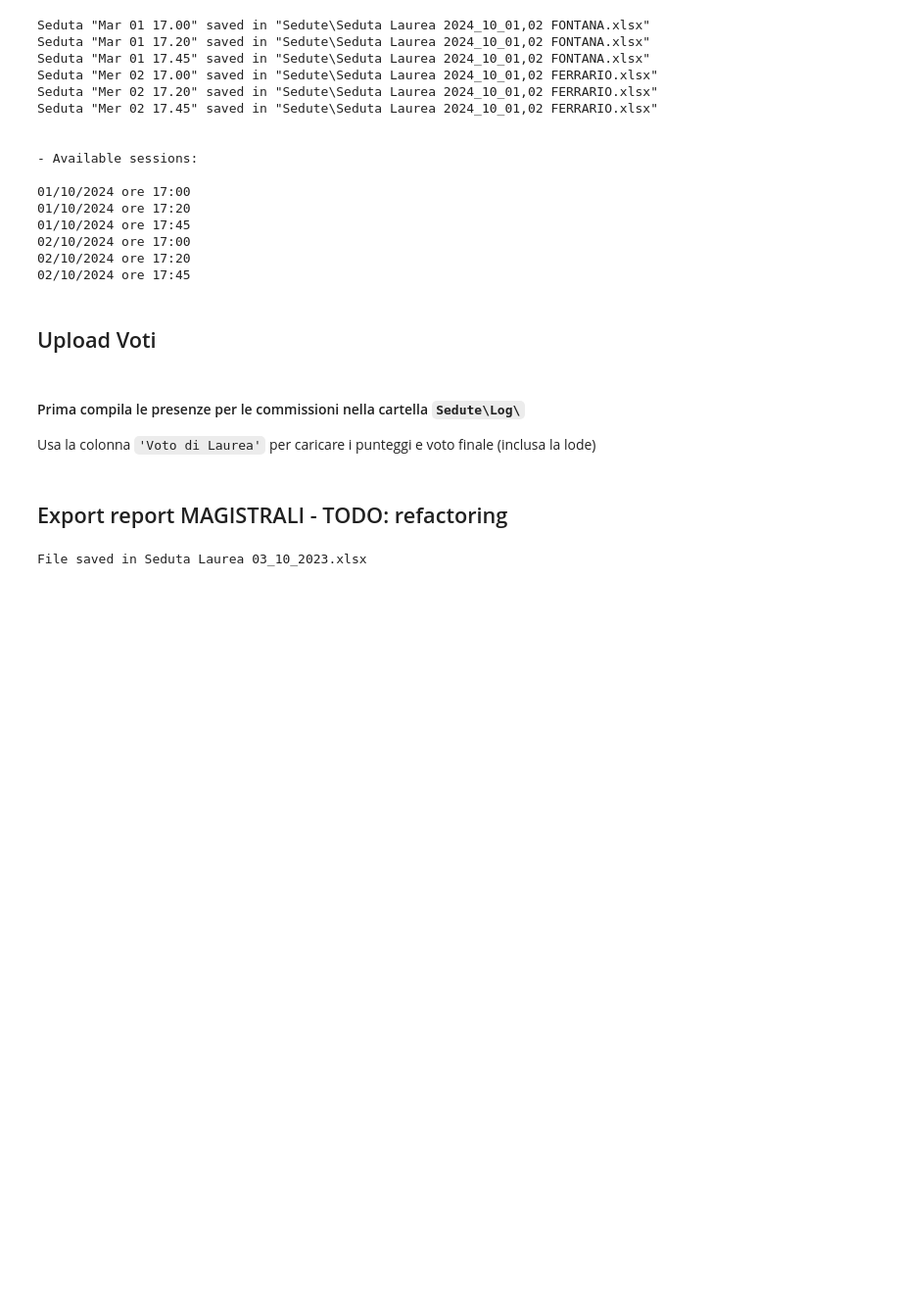
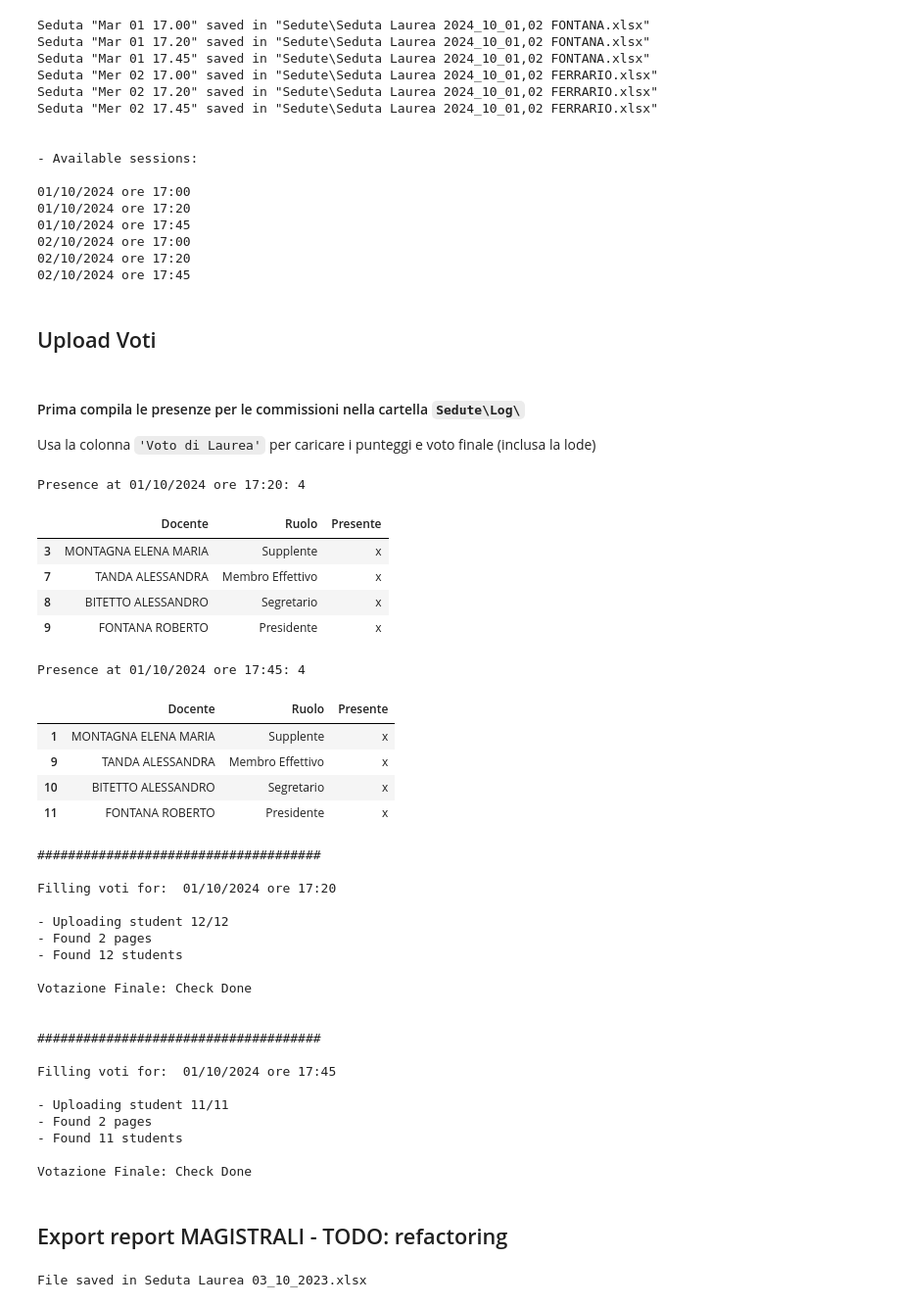
Before and after one commit to AleBitetto/Tool-sedute-laurea, a Jupyter notebook: Download lista studenti and upload voti.ipynb, the cells around one changed output. Shown at 98% size. Saved outputs shown, nothing was run; the diff lists cells and outputs as text; code cells hidden in the pictures; blank space fills up the shorter version.

Commit message:
small fix in upload_voti

```diff
--- a/Download lista studenti and upload voti.ipynb
+++ b/Download lista studenti and upload voti.ipynb
@@ -225,9 +226,42 @@ Seduta "Mer 02 17.45" saved in "Sedute\Seduta Laurea 2024_10_01,02 FERRARIO.xlsx
 Usa la colonna `'Voto di Laurea'` per caricare i punteggi e voto finale (inclusa la lode)
 # %%
 # you can upload a single or multiple sedute "- Available sessions:" from above. If "[]" all sedute are uploaded
-upload_single_session=[] # ['27/02/2024 ore 14:00']
+upload_single_session=['01/10/2024 ore 17:00', '01/10/2024 ore 17:20', '01/10/2024 ore 17:45'] # ['27/02/2024 ore 14:00']
 
 upload_voti(GRADUATION_DATE, ESSE3_URL, ROOT_URL, TRIENNALI, upload_single_session)  # todo: va messo uno switch per le magistali con TRIENNALI
+# %% [output]
+Presence at 01/10/2024 ore 17:20: 4
+|  | Docente | Ruolo | Presente |
+| 3 | MONTAGNA ELENA MARIA | Supplente | x |
+| 7 | TANDA ALESSANDRA | Membro Effettivo | x |
+| 8 | BITETTO ALESSANDRO | Segretario | x |
+| 9 | FONTANA ROBERTO | Presidente | x |
+Presence at 01/10/2024 ore 17:45: 4
+|  | Docente | Ruolo | Presente |
+| 1 | MONTAGNA ELENA MARIA | Supplente | x |
+| 9 | TANDA ALESSANDRA | Membro Effettivo | x |
+| 10 | BITETTO ALESSANDRO | Segretario | x |
+| 11 | FONTANA ROBERTO | Presidente | x |
+#####################################
+
+Filling voti for:  01/10/2024 ore 17:20
+
+- Uploading student 12/12
+- Found 2 pages
+- Found 12 students
+
+Votazione Finale: Check Done
+
+
+#####################################
+
+Filling voti for:  01/10/2024 ore 17:45
+
+- Uploading student 11/11
+- Found 2 pages
+- Found 11 students
+
+Votazione Finale: Check Done
 # %% [markdown]
 ## Export report MAGISTRALI  - TODO: refactoring
 # %%
```
Also changed, not shown: parts of 2 cells of this notebook, 1 other file.
